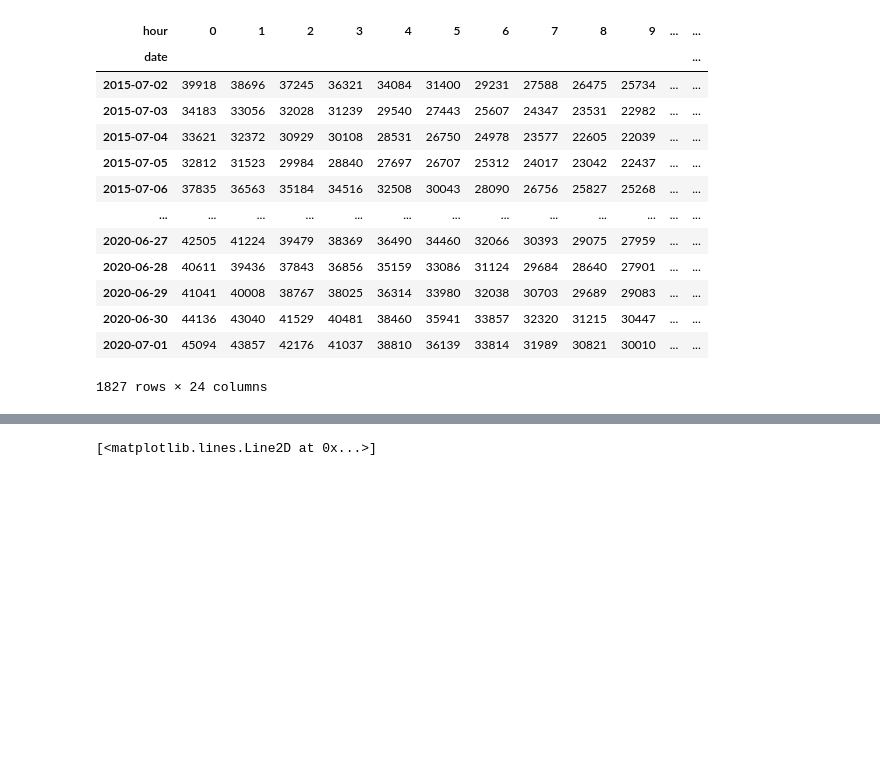
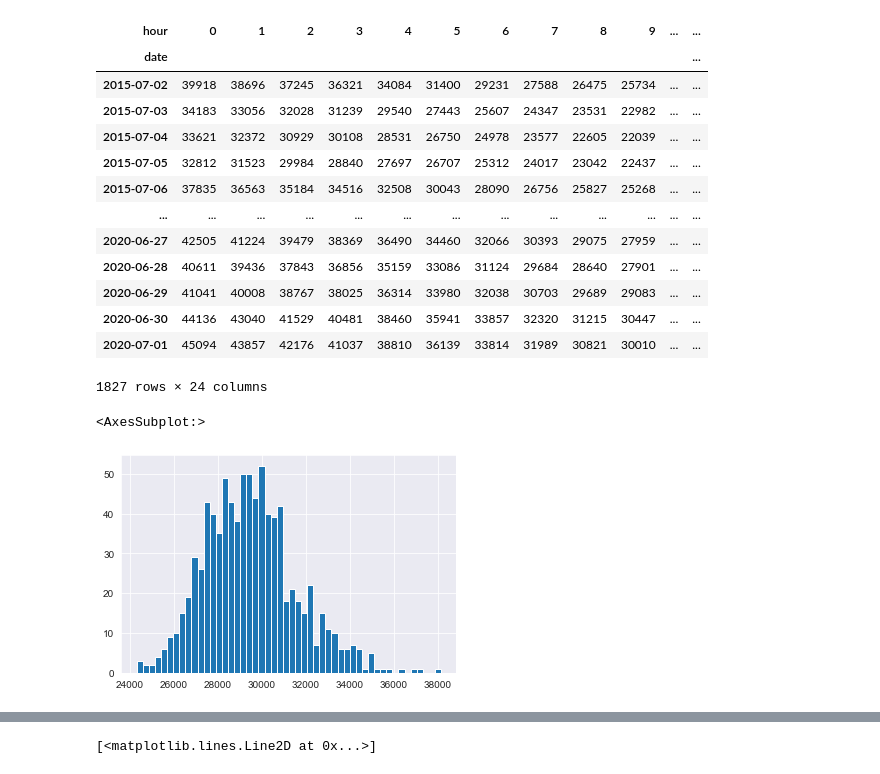
Before and after one commit to jgib124/Energy-Demand-Clustering, a Jupyter notebook: test_clustering.ipynb, the cells around one changed output, grey strips where cells are left out. Cells and saved outputs as stored; diff of their text form; code cells hidden in the pictures; blank space fills up the shorter version.

```diff
--- a/test_clustering.ipynb
+++ b/test_clustering.ipynb
@@ -97,3 +109,14 @@ df_demand
 | 2020-06-30 | 44136 | 43040 | 41529 | 40481 | 38460 | 35941 | 33857 | 32320 | 31215 | 30447 | ... | ... |
 | 2020-07-01 | 45094 | 43857 | 42176 | 41037 | 38810 | 36139 | 33814 | 31989 | 30821 | 30010 | ... | ... |
 1827 rows × 24 columns
+# %%
+kmeans = KMeans(n_clusters=4, random_state=0).fit(df_demand)
+clusters = kmeans.labels_
+df_demand["profile_cluster"] = clusters
+
+cluster = df_demand.loc[df_demand['profile_cluster'] == 1]
+peaks = cluster.max(axis=1)
+peaks.hist(bins=50)
+# %% [output]
+<AxesSubplot:>
+[figure, added]
```
Also changed, not shown: parts of 8 cells of this notebook, 32 other files.
